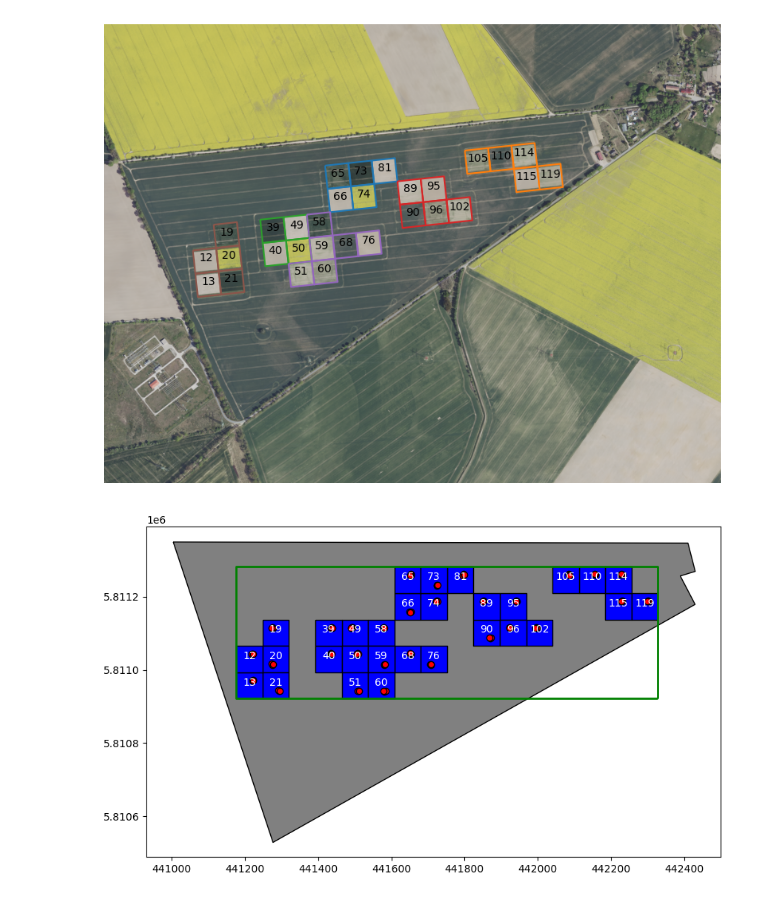
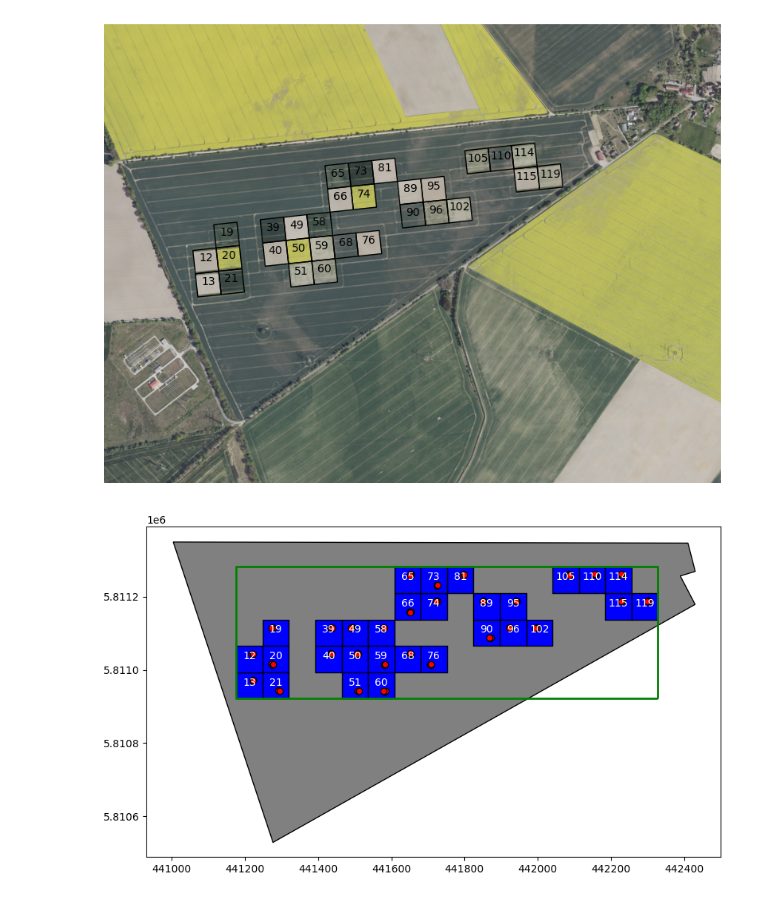
Before and after one commit to aj-guerra/nitroleach, a Jupyter notebook: lora/test_plotting.ipynb, the cells around one changed output. Saved outputs shown, nothing was run; the diff lists cells and outputs as text; code cells hidden in the pictures.

```diff
--- a/lora/test_plotting.ipynb
+++ b/lora/test_plotting.ipynb
@@ -34,38 +34,38 @@ palette = plt.get_cmap('tab10', 10)
 colors = [palette(x) for x in range(6)]
 cmap = ListedColormap(colors)
 
 #plot
 with rasterio.open(fp_raster) as src:
     # extent = [minx, maxx, miny, maxy]
     extent = [src.bounds.left, src.bounds.right, src.bounds.bottom, src.bounds.top]
     fig, ax = plt.subplots(figsize=(10, 10))
 
     # tmpbg.plot(ax=ax, facecolor ='none', edgecolor ='k')
-    # patches_m.plot(ax=ax, facecolor='none', edgecolor=clusters)
+    patches_m.plot(ax=ax, facecolor='none', edgecolor='k')
     # sensors.plot(ax=ax, facecolor='none', edgecolor='k', markersize = 2)
     # bounding_box.boundary.plot(ax=ax, color = 'green', linewidth = 2)
 
-    for index, row in patches_m.iterrows():
-        edge_color = cmap(row['cluster'])
-        gpd.GeoSeries([row.geometry.boundary]).plot(ax=ax, color=edge_color)
+    # for index, row in patches_m.iterrows():
+    #     edge_color = cmap(row['cluster'])
+    #     gpd.GeoSeries([row.geometry.boundary]).plot(ax=ax, color=edge_color)
     # ax.set_xlim(minx, maxx)
     # ax.set_ylim(miny, maxy)
 
     ax.set_xticks([])
     ax.set_yticks([])
     ax.set_xticklabels([])
     ax.set_yticklabels([])
 
     for spine in ax.spines.values():
         spine.set_visible(False)
 
     patches.apply(lambda x: ax.annotate(text=x['Patch_id'], xy=x.geometry.centroid.coords[0], ha='center', color = 'black'), axis=1)
 
     show(src)
 
     fig.savefig("figures/labelled_plots.tiff", dpi=300, bbox_inches='tight', pad_inches=0)
 # %% [output]
-[figure, old version]
+[figure, new version]
 # %%
 #create rotation point from bottom left patch 13
 pivot_point = list(patches.loc[patches['Patch_id']=='13', 'geometry'].iloc[0].exterior.coords)[3]
```
Also changed, not shown: 19 other files.
